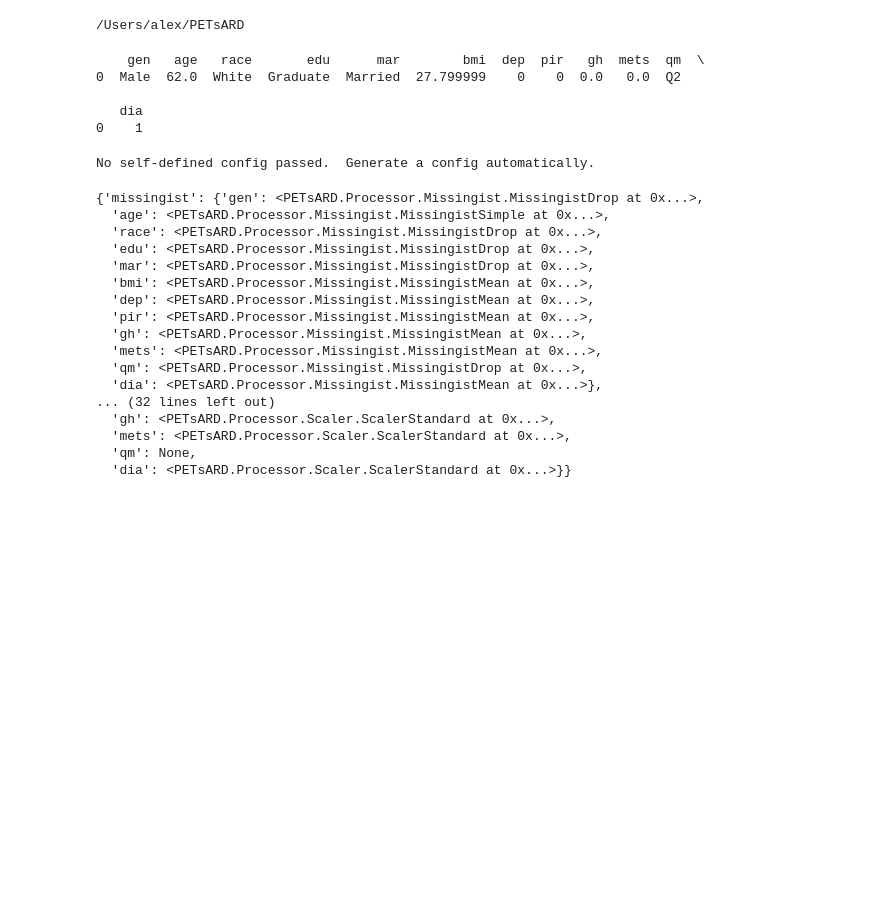
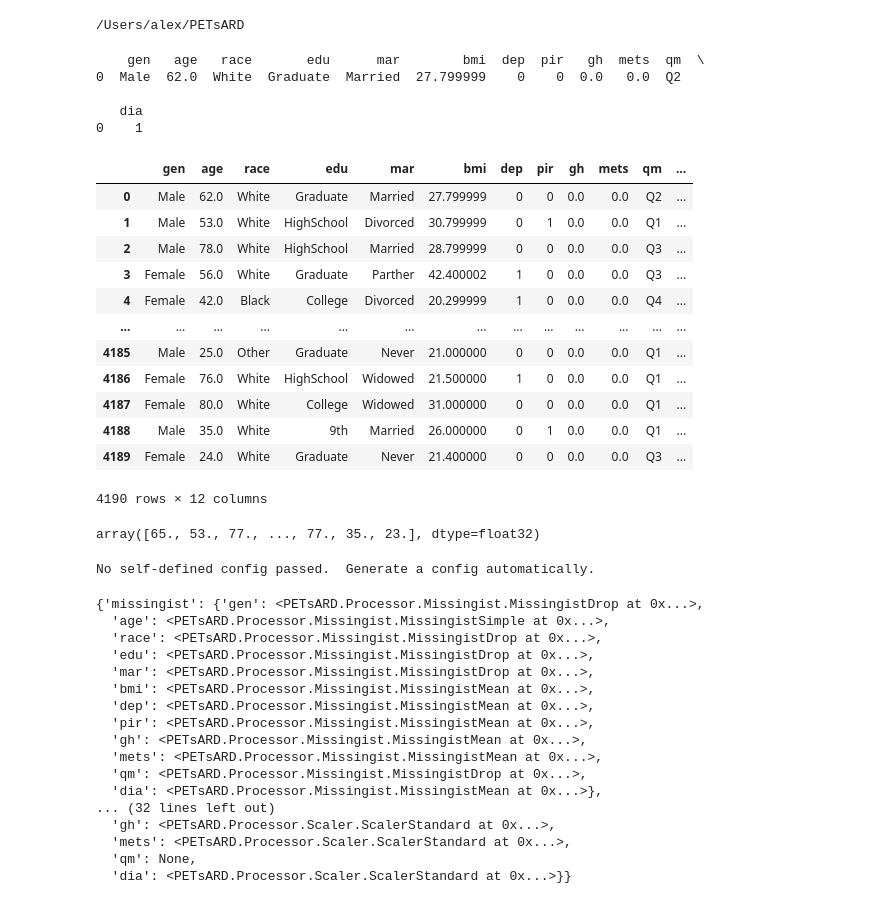
Before and after one commit to nics-tw/petsard, a Jupyter notebook: demo/AlexTest.ipynb, the cells around one changed output. Saved outputs shown, nothing was run; the diff lists cells and outputs as text; code cells hidden in the pictures; blank space fills up the shorter version.

```diff
--- a/demo/AlexTest.ipynb
+++ b/demo/AlexTest.ipynb
@@ -27,3 +27,19 @@ print(loader.data.head(1))
 0    1
 # %%
 df = loader.data
+# %%
+df
+# %% [output]
+|  | gen | age | race | edu | mar | bmi | dep | pir | gh | mets | qm | ... |
+| 0 | Male | 62.0 | White | Graduate | Married | 27.799999 | 0 | 0 | 0.0 | 0.0 | Q2 | ... |
+| 1 | Male | 53.0 | White | HighSchool | Divorced | 30.799999 | 0 | 1 | 0.0 | 0.0 | Q1 | ... |
+| 2 | Male | 78.0 | White | HighSchool | Married | 28.799999 | 0 | 0 | 0.0 | 0.0 | Q3 | ... |
+| 3 | Female | 56.0 | White | Graduate | Parther | 42.400002 | 1 | 0 | 0.0 | 0.0 | Q3 | ... |
+| 4 | Female | 42.0 | Black | College | Divorced | 20.299999 | 1 | 0 | 0.0 | 0.0 | Q4 | ... |
+| ... | ... | ... | ... | ... | ... | ... | ... | ... | ... | ... | ... | ... |
+| 4185 | Male | 25.0 | Other | Graduate | Never | 21.000000 | 0 | 0 | 0.0 | 0.0 | Q1 | ... |
+| 4186 | Female | 76.0 | White | HighSchool | Widowed | 21.500000 | 1 | 0 | 0.0 | 0.0 | Q1 | ... |
+| 4187 | Female | 80.0 | White | College | Widowed | 31.000000 | 0 | 0 | 0.0 | 0.0 | Q1 | ... |
+| 4188 | Male | 35.0 | White | 9th | Married | 26.000000 | 0 | 1 | 0.0 | 0.0 | Q1 | ... |
+| 4189 | Female | 24.0 | White | Graduate | Never | 21.400000 | 0 | 0 | 0.0 | 0.0 | Q3 | ... |
+4190 rows × 12 columns
@@ -30,3 +52,7 @@ df = loader.data
+# %%
+d.inverse_transform(pd.DataFrame({'dd': dd}))
+# %% [output]
+array([65., 53., 77., ..., 77., 35., 23.], dtype=float32)
 # %%
 m = PETsARD.Metadata()
 m.build_metadata(df)
```
Also changed, not shown: parts of 3 cells of this notebook, 3 other files.
